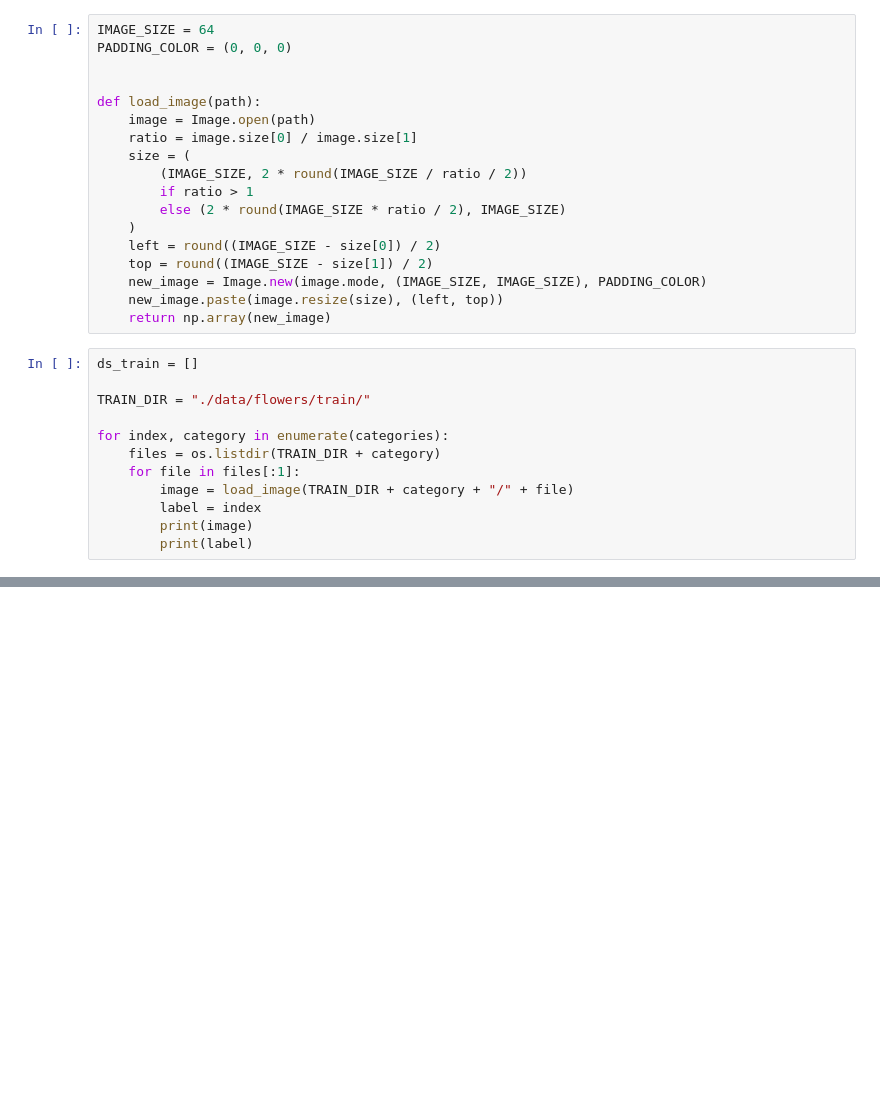
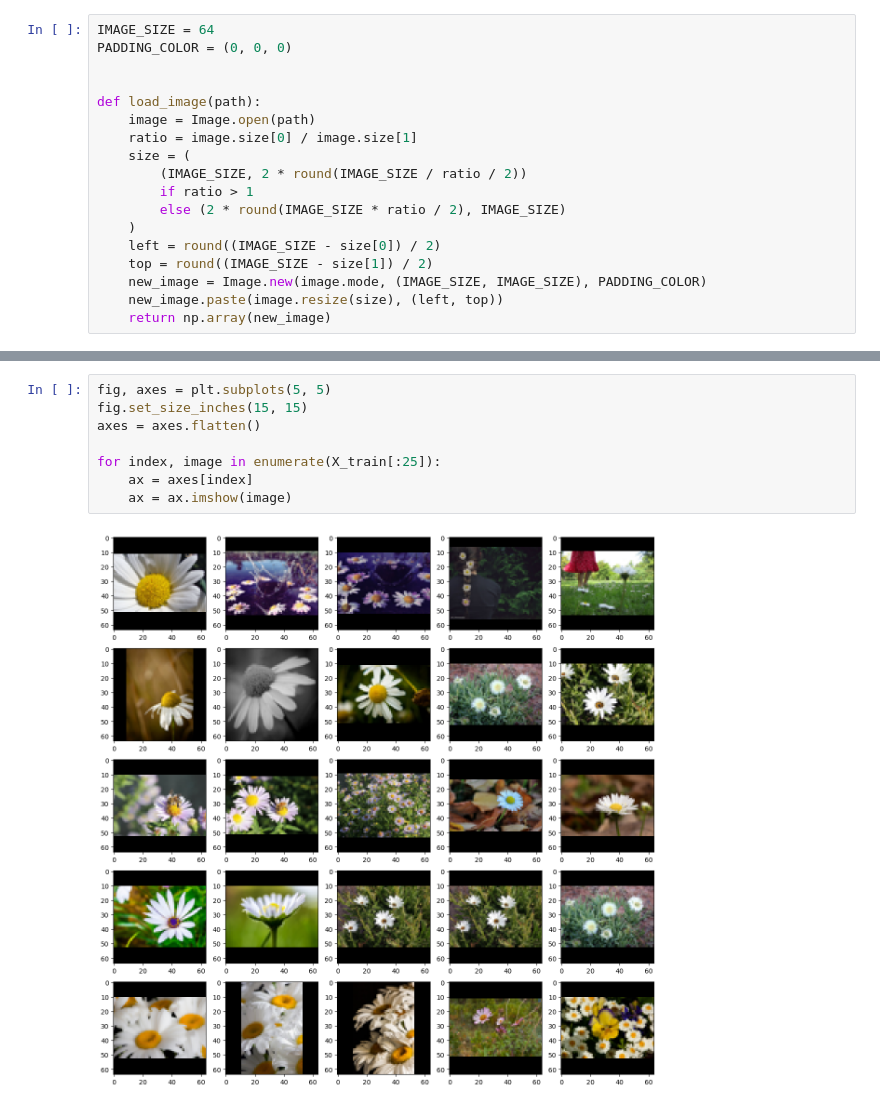
Before and after one commit to daniel-g-p/tensorflow-course, a Jupyter notebook: freecodecamp/13-flower-classification.ipynb, the cells around one changed output, grey strips where cells are left out. Saved outputs shown, nothing was run; the diff lists cells and outputs as text; blank space fills up the shorter version.

```diff
--- a/freecodecamp/13-flower-classification.ipynb
+++ b/freecodecamp/13-flower-classification.ipynb
@@ -47,15 +47,3 @@ def load_image(path):
     new_image = Image.new(image.mode, (IMAGE_SIZE, IMAGE_SIZE), PADDING_COLOR)
     new_image.paste(image.resize(size), (left, top))
     return np.array(new_image)
-# %%
-ds_train = []
-
-TRAIN_DIR = "./data/flowers/train/"
-
-for index, category in enumerate(categories):
-    files = os.listdir(TRAIN_DIR + category)
-    for file in files[:1]:
-        image = load_image(TRAIN_DIR + category + "/" + file)
-        label = index
-        print(image)
-        print(label)
@@ -79,0 +105,10 @@ for index, category in enumerate(categories):
+# %%
+fig, axes = plt.subplots(5, 5)
+fig.set_size_inches(15, 15)
+axes = axes.flatten()
+
+for index, image in enumerate(X_train[:25]):
+    ax = axes[index]
+    ax = ax.imshow(image)
+# %% [output]
+[figure, added]
```
Also changed, not shown: parts of 7 cells of this notebook, 1 other file.
